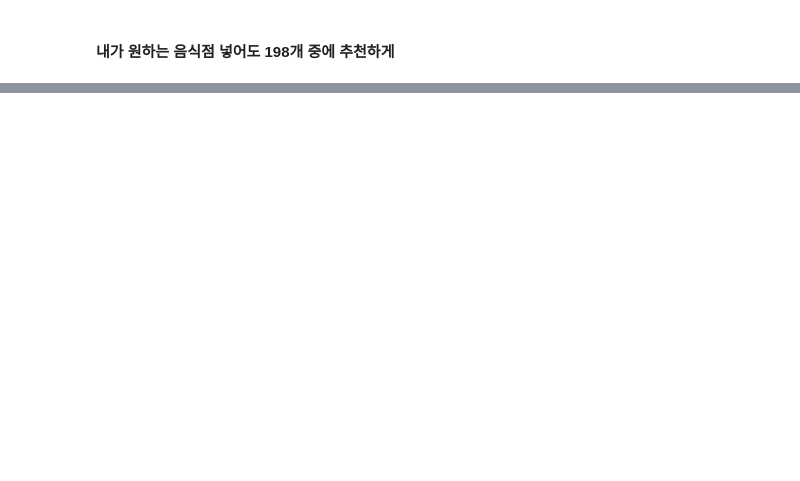
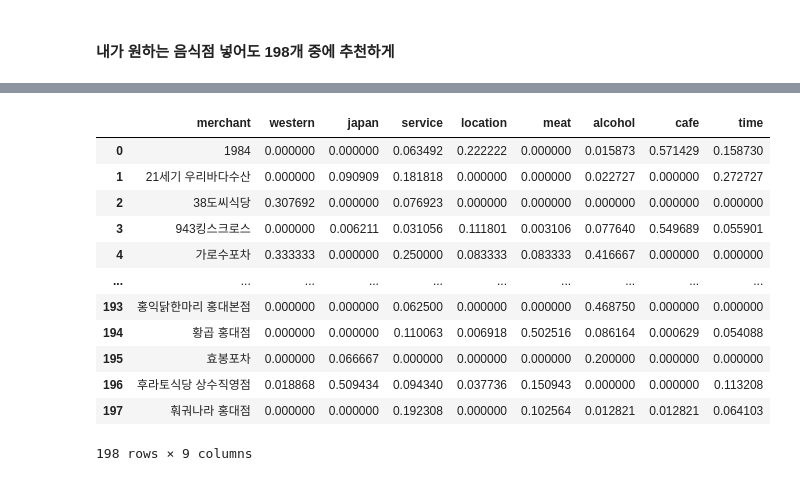
Before and after one commit to WoSIN98/Ubion_, a Jupyter notebook: quail/알고리즘/검색기능추가.ipynb, the cells around one changed output, grey strips where cells are left out. Cells and saved outputs as stored; diff of their text form; code cells hidden in the pictures; blank space fills up the shorter version.

```diff
--- a/quail/알고리즘/검색기능추가.ipynb
+++ b/quail/알고리즘/검색기능추가.ipynb
@@ -371,0 +360,17 @@ Top 10 restaurants similar to 서울초밥 당산점 based on similarity and sta
+# %%
+weights_df = pd.read_csv('./알고리즘 데이터/weights.csv')
+weights_df
+# %% [output]
+|  | merchant | western | japan | service | location | meat | alcohol | cafe | time |
+| 0 | 1984 | 0.000000 | 0.000000 | 0.063492 | 0.222222 | 0.000000 | 0.015873 | 0.571429 | 0.158730 |
+| 1 | 21세기 우리바다수산 | 0.000000 | 0.090909 | 0.181818 | 0.000000 | 0.000000 | 0.022727 | 0.000000 | 0.272727 |
+| 2 | 38도씨식당 | 0.307692 | 0.000000 | 0.076923 | 0.000000 | 0.000000 | 0.000000 | 0.000000 | 0.000000 |
+| 3 | 943킹스크로스 | 0.000000 | 0.006211 | 0.031056 | 0.111801 | 0.003106 | 0.077640 | 0.549689 | 0.055901 |
+| 4 | 가로수포차 | 0.333333 | 0.000000 | 0.250000 | 0.083333 | 0.083333 | 0.416667 | 0.000000 | 0.000000 |
+| ... | ... | ... | ... | ... | ... | ... | ... | ... | ... |
+| 193 | 홍익닭한마리 홍대본점 | 0.000000 | 0.000000 | 0.062500 | 0.000000 | 0.000000 | 0.468750 | 0.000000 | 0.000000 |
+| 194 | 황곱 홍대점 | 0.000000 | 0.000000 | 0.110063 | 0.006918 | 0.502516 | 0.086164 | 0.000629 | 0.054088 |
+| 195 | 효봉포차 | 0.000000 | 0.066667 | 0.000000 | 0.000000 | 0.000000 | 0.200000 | 0.000000 | 0.000000 |
+| 196 | 후라토식당 상수직영점 | 0.018868 | 0.509434 | 0.094340 | 0.037736 | 0.150943 | 0.000000 | 0.000000 | 0.113208 |
+| 197 | 훠궈나라 홍대점 | 0.000000 | 0.000000 | 0.192308 | 0.000000 | 0.102564 | 0.012821 | 0.012821 | 0.064103 |
+198 rows × 9 columns
```
Also changed, not shown: parts of 3 cells of this notebook, 22 other files.
